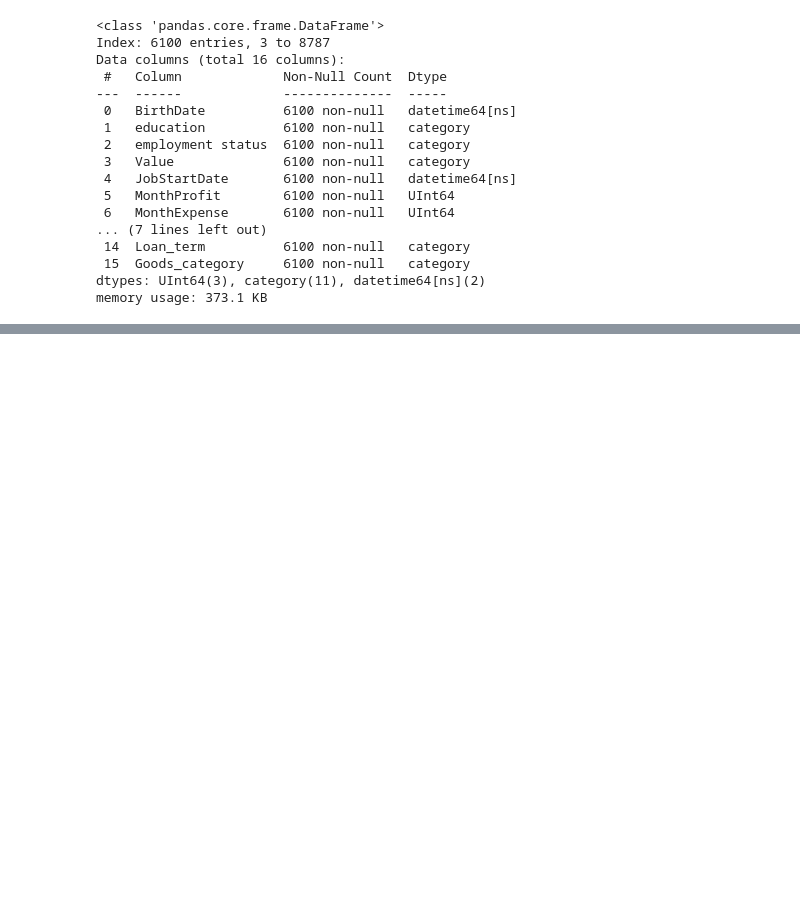
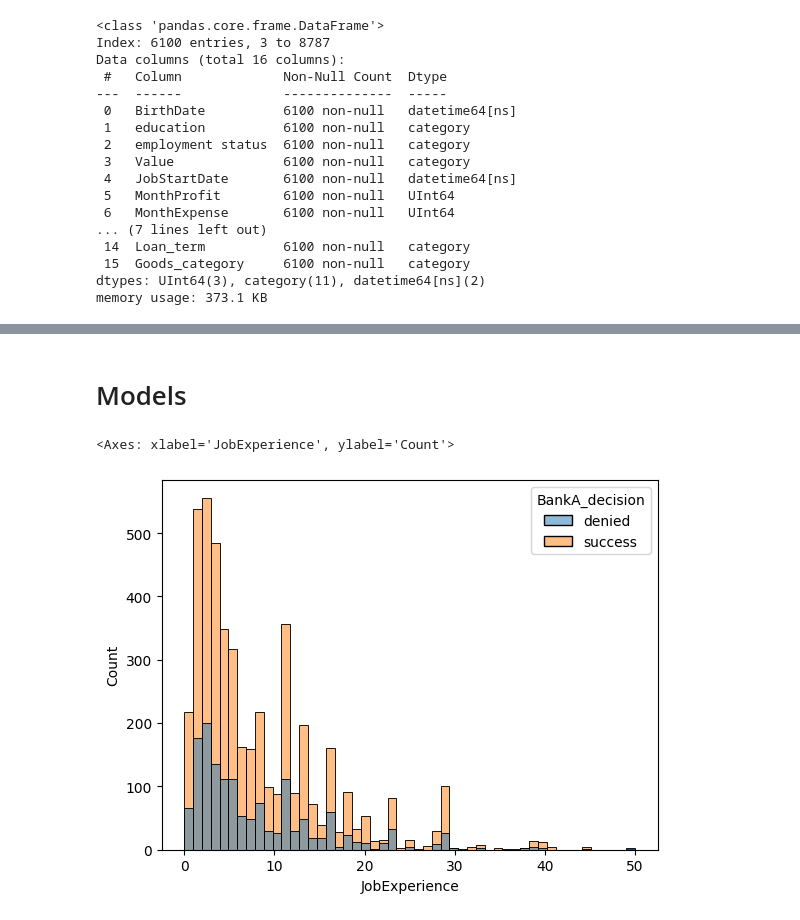
Before and after one commit to dzailz/hakaton_mandarin, a Jupyter notebook: experiment.ipynb, the cells around one changed output, grey strips where cells are left out. Drawn from its saved outputs; the diff is of its cells as text; code cells hidden in the pictures; blank space fills up the shorter version.

```diff
--- a/experiment.ipynb
+++ b/experiment.ipynb
@@ -297,0 +323,23 @@ memory usage: 373.1 KB
+# %% [markdown]
+# Models
+# %%
+def add_time_features(df: DataFrame, is_drop: bool = True):
+    '''
+    Add time features to the dataframe
+    '''
+    df['BirthYear'] = df['BirthDate'].dt.year
+    df['Age'] = pd.Timestamp.now().year - df['BirthYear']
+    df['JobStartYear'] = df['JobStartDate'].dt.year
+    df['JobExperience'] = pd.Timestamp.now().year - df['JobStartYear']
+    if is_drop:
+        df.drop('JobStartDate', inplace=True, axis=1)
+        df.drop('BirthDate', inplace=True, axis=1)
+
+    return df
+# %%
+cleared_bankAds = add_time_features(cleared_bankAds)
+# %%
+sns.histplot(x='JobExperience',hue='BankA_decision', data=cleared_bankAds)
+# %% [output]
+<Axes: xlabel='JobExperience', ylabel='Count'>
+[figure, added]
```
Also changed, not shown: parts of 19 cells of this notebook, 5 other files.
